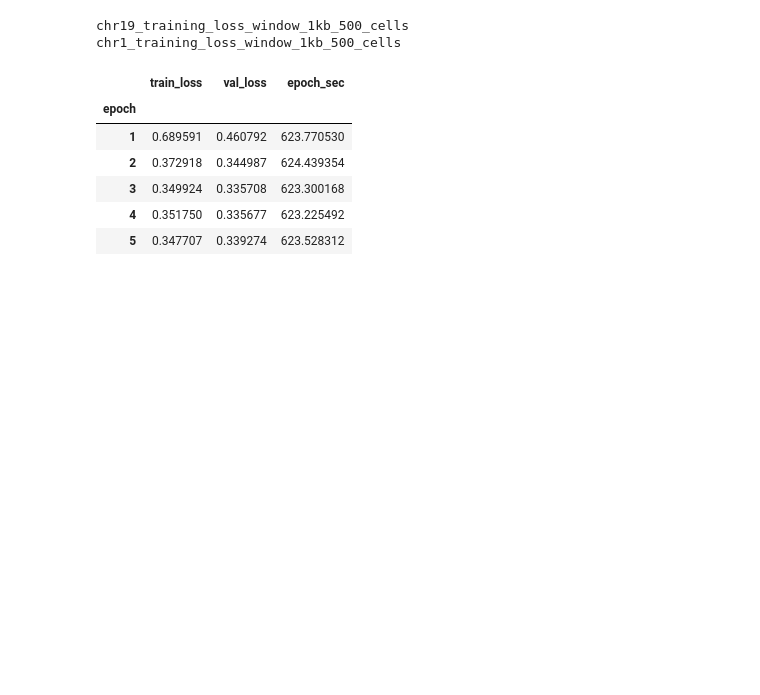
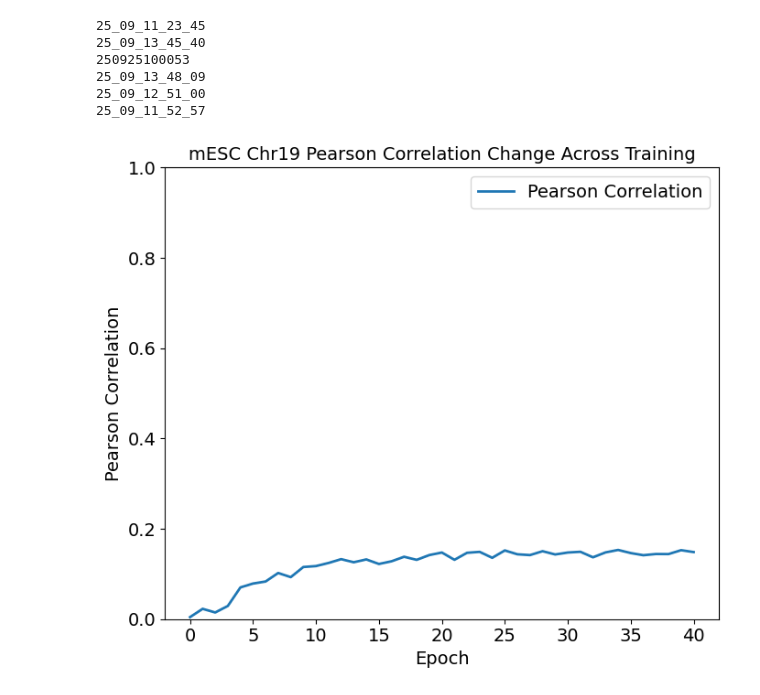
Before and after one commit to emoeller80281/Custom_GRN_Inference, a Jupyter notebook: dev/testing_scripts/transformer_plotting.ipynb, the cells around one changed output. Saved outputs shown, nothing was run; the diff lists cells and outputs as text; code cells hidden in the pictures; blank space fills up the shorter version.

```diff
--- a/dev/testing_scripts/transformer_plotting.ipynb
+++ b/dev/testing_scripts/transformer_plotting.ipynb
@@ -2,33 +2,53 @@
 import os
 import pandas as pd
 import matplotlib.pyplot as plt
+from datetime import datetime
 import seaborn
 
-run_output_dir = "/gpfs/Labs/Uzun/SCRIPTS/PROJECTS/2024.SINGLE_CELL_GRN_INFERENCE.MOELLER/output/transformer_testing_output/training_stats"
+run_output_dir = "/gpfs/Labs/Uzun/SCRIPTS/PROJECTS/2024.SINGLE_CELL_GRN_INFERENCE.MOELLER/output/transformer_testing_output"
+
+time_stamp_dfs = {"training_log" : None}
+run_loss_dataframes = {}
+for sub in os.listdir(run_output_dir):
+    subpath = os.path.join(run_output_dir, sub)
+    if sub.startswith("model_training") and os.path.isdir(subpath) and len(os.listdir(subpath)) > 0:
+        time_stamp = "_".join([i for i in sub.split("_")[2:]])
+        print(time_stamp)
+        time_stamp_dfs[time_stamp] = {}
+
+        training_log_file = os.path.join(subpath, "training_log.csv")
+        if os.path.isfile(training_log_file):
+            training_log_df = pd.read_csv(training_log_file, header=0, index_col=0)
+            # print(training_log_df.head())
 
 
-run_loss_dataframes = {}
-for file in os.listdir(run_output_dir):
-    training_file = os.path.join(run_output_dir, file)
-    file_no_ext = os.path.splitext(file)[0]
-
-    if not file in run_loss_dataframes:
-        run_loss_dataframes[file_no_ext] = pd.read_csv(training_file, sep=",", header=0, index_col=0)
-
-for run_name, run_df in run_loss_dataframes.items():
-    print(run_name)
+            time_stamp_dfs[time_stamp]["training_log"] = training_log_df
 # %% [output]
-chr19_training_loss_window_1kb_500_cells
-chr1_training_loss_window_1kb_500_cells
+25_09_11_23_45
+25_09_13_45_40
+250925100053
+25_09_13_48_09
+25_09_12_51_00
+25_09_11_52_57
-# %%
-chr19_run_df = run_loss_dataframes["chr19_training_loss_window_1kb_500_cells"]
-chr19_run_df.head()
-# %% [output]
-|  | train_loss | val_loss | epoch_sec |
-| epoch |  |  |  |
-| 1 | 0.689591 | 0.460792 | 623.770530 |
-| 2 | 0.372918 | 0.344987 | 624.439354 |
-| 3 | 0.349924 | 0.335708 | 623.300168 |
-| 4 | 0.351750 | 0.335677 | 623.225492 |
-| 5 | 0.347707 | 0.339274 | 623.528312 |
+# %%
+def plot_pearson_corr_across_epochs(df):
+    fig = plt.figure(figsize=(7, 6))
+    plt.plot(df.index, df["Pearson"], linewidth=2, label="Pearson Correlation")
+
+    plt.title("mESC Chr19 Pearson Correlation Change Across Training", fontsize=14)
+    plt.ylim((0,1))
+    plt.yticks(fontsize=14)
+    plt.xticks(fontsize=14)
+    plt.xlabel("Epoch", fontsize=14)
+    plt.ylabel("Pearson Correlation", fontsize=14)
+    plt.legend(fontsize=14)
+    plt.tight_layout()
+
+    return fig
+
+df = time_stamp_dfs["25_09_13_48_09"]["training_log"]
+fig = plot_pearson_corr_across_epochs(df)
+fig.show()
+# %% [output]
+[figure, added]
 # %%
```
Also changed, not shown: parts of 1 cell of this notebook, 5 other files.
